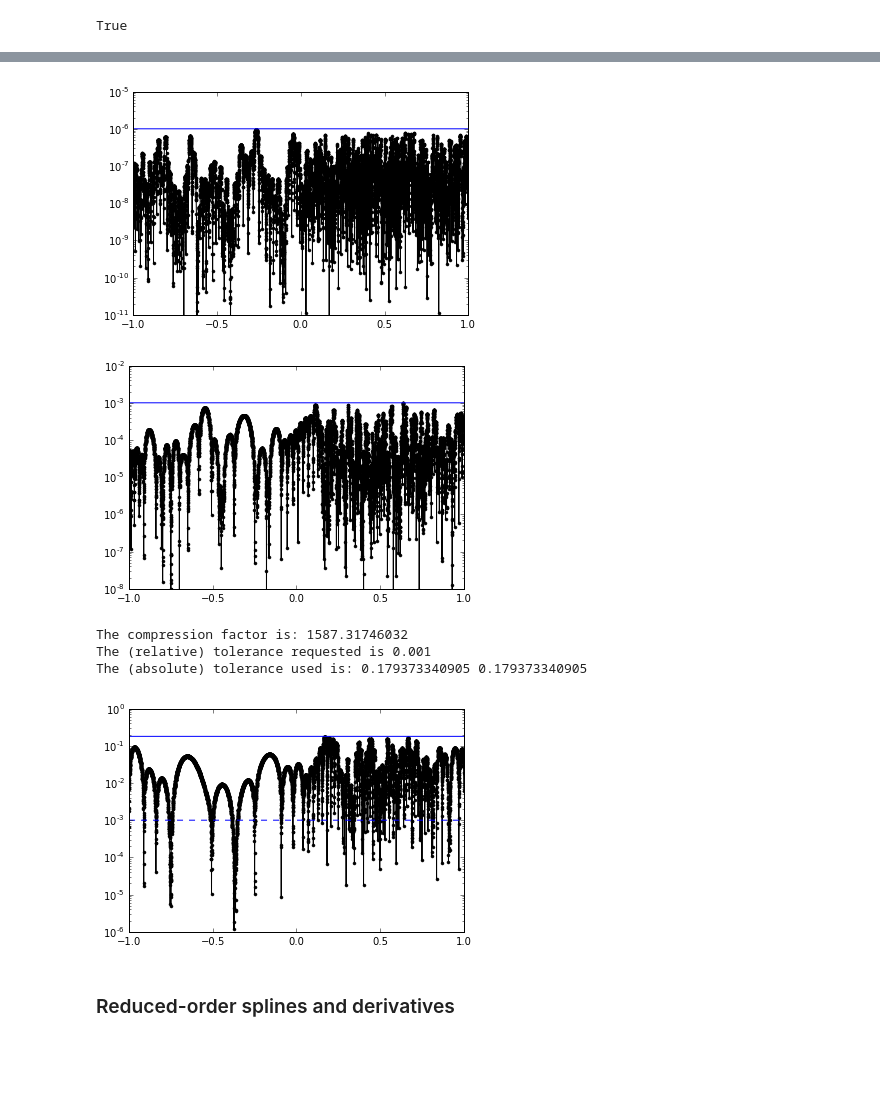
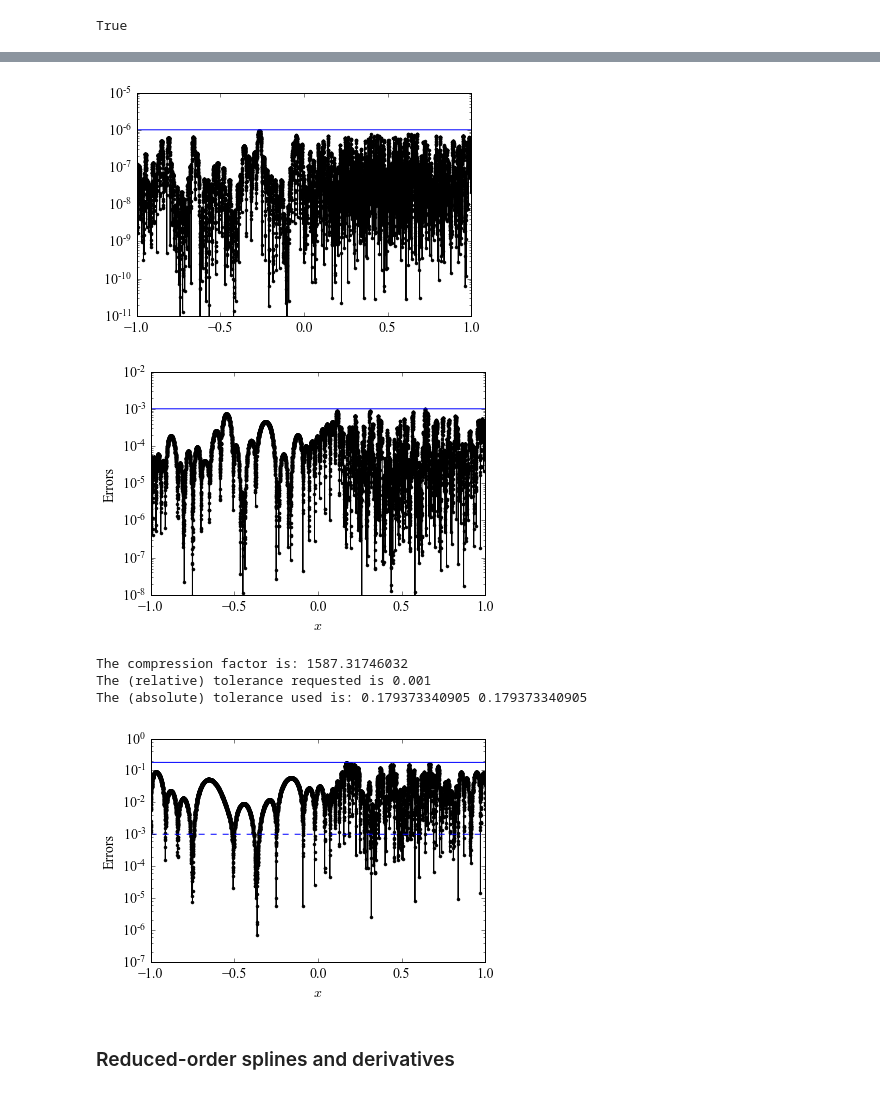
Before and after one commit to crgalley/romspline, a Jupyter notebook: romSpline_example.ipynb, the cells around one changed output, grey strips where cells are left out. Drawn from its saved outputs; the diff is of its cells as text; code cells hidden in the pictures; blank space fills up the shorter version.

```diff
--- a/romSpline_example.ipynb
+++ b/romSpline_example.ipynb
@@ -4,6 +4,8 @@
 # Import necessary modules
 import numpy as np, matplotlib.pyplot as plt
 %matplotlib inline
+font = {'family':'Times New Roman', 'size':14}
+plt.rc('font', **font)
 
 # Uncomment next two lines if romSpline is not in your PYTHONPATH
 # import sys
@@ -146,7 +150,7 @@ print s_txt(xx)
 plt.semilogy(xx, np.abs(f(xx)-s(xx)), 'k.-', xx, 1e-6*np.ones(xx.size), 'b-');
 plt.ylim(1e-11, 1e-5);
 # %% [output]
-[figure, old version]
+[figure, new version]
 # %%
 # We can rerun the greedy algorithm to make a spline with a different tolerance, for example.
 # Using the same object "spline" (or you can create a new one), we run the "greedy" method
@@ -155,8 +159,10 @@ spline.greedy(x, f(x), tol=1e-3)
 # ...and plot the spline errors at the xx samples like we did earlier
 plt.semilogy(xx, np.abs(f(xx)-spline.eval(xx)), 'k.-', xx, 1e-3*np.ones(xx.size), 'b-');
 plt.ylim(1e-8, 1e-2);
+plt.xlabel('$x$');
+plt.ylabel('Errors');
 # %% [output]
-[figure, old version]
+[figure, new version]
 # %%
 # And you can write this spline data to file, too
 spline.write('test2.h5')
@@ -164,21 +170,23 @@ spline.write('test2.txt')
 # %%
 # In addition, you can build a reduced-order spline where the tolerance is relative
 # to the maximum of the absolute value of the data by using the rel option:
 spline.greedy(x, f(x), tol=1e-3, rel=True)
 
 print "The compression factor is:", spline.compression
 print "The (relative) tolerance requested is", spline._tol
 print "The (absolute) tolerance used is:", spline.tol, spline._tol * np.max(np.abs(f(x)))
 
 plt.semilogy(xx, np.abs(f(xx)-spline.eval(xx)), 'k.-',
             xx, spline._tol*np.ones(xx.size), 'b--',
             xx, spline.tol*np.ones(xx.size), 'b-'
 );
+plt.xlabel('$x$');
+plt.ylabel('Errors');
 # %% [output]
 The compression factor is: 1587.31746032
 The (relative) tolerance requested is 0.001
 The (absolute) tolerance used is: 0.179373340905 0.179373340905
-[figure, old version]
+[figure, new version]
 # %% [markdown]
 ### Reduced-order splines and derivatives
 # %%
```
Also changed, not shown: parts of 8 cells of this notebook.
